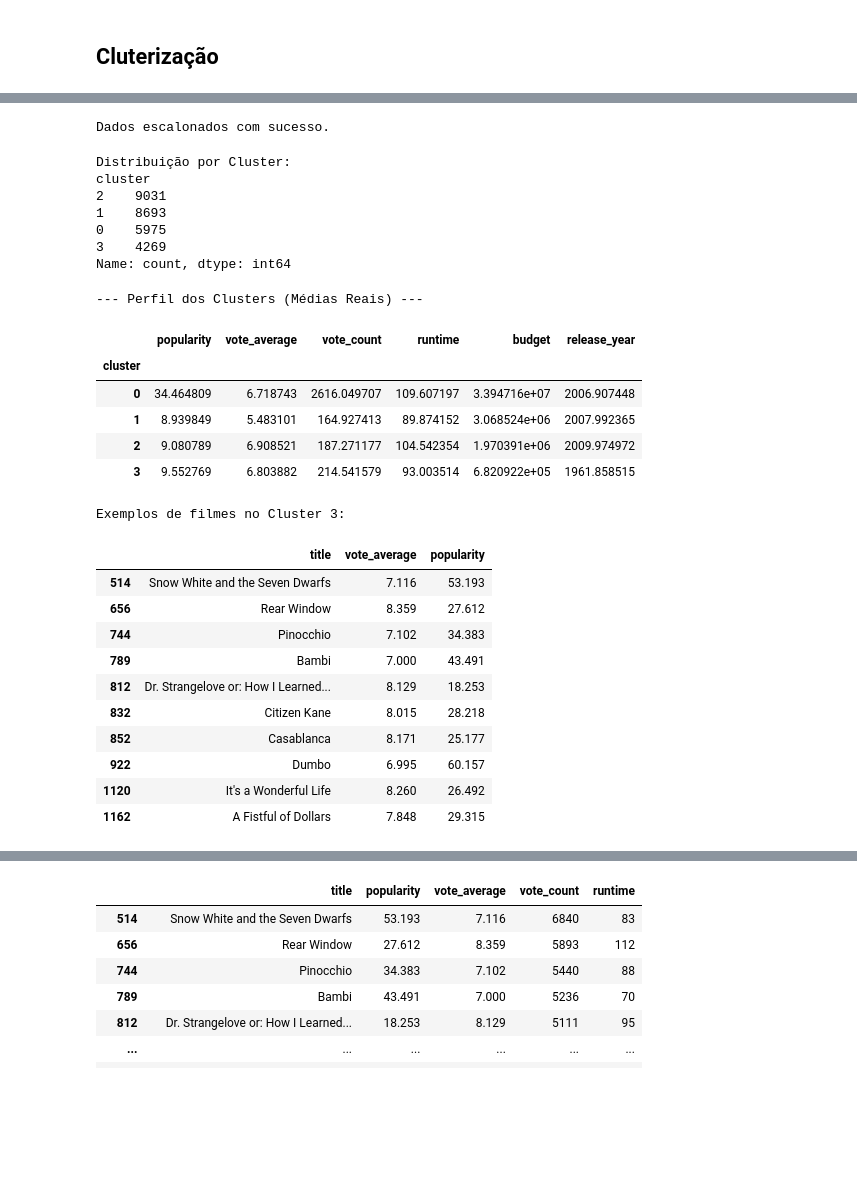
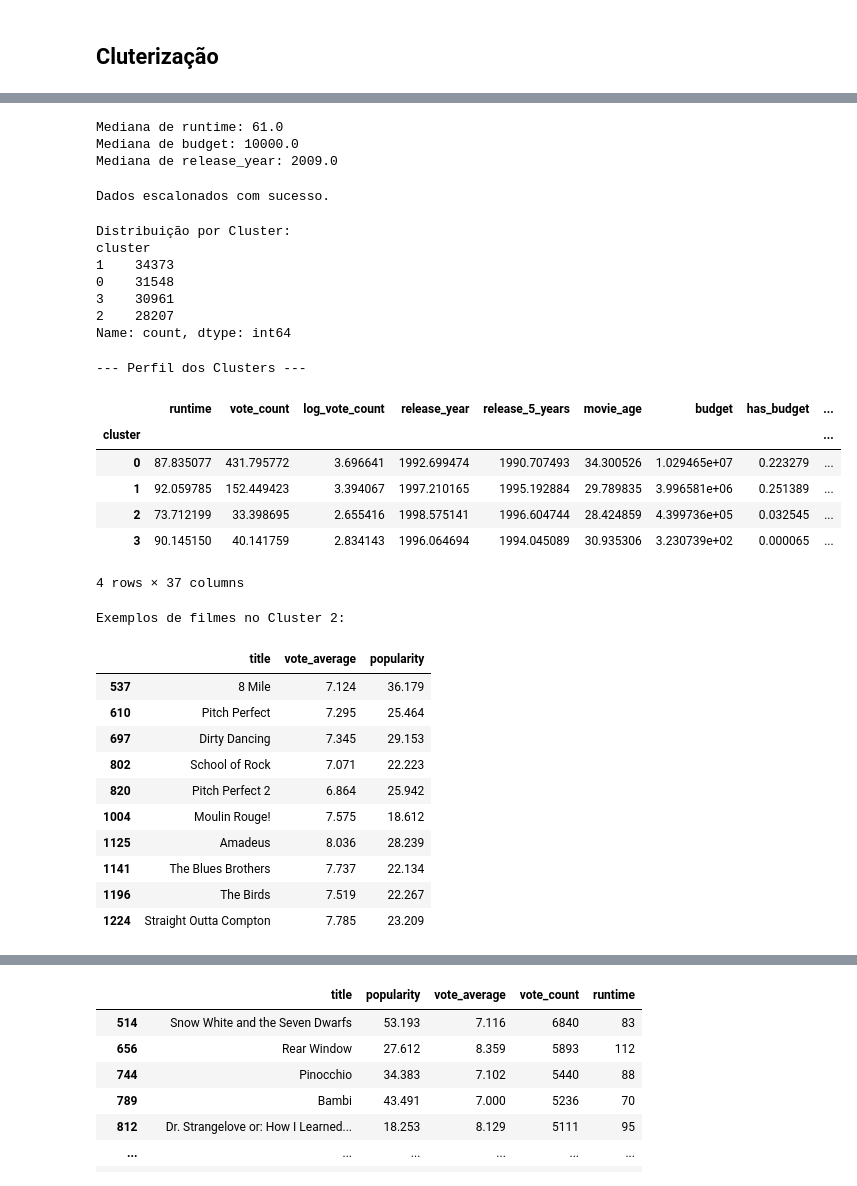
Before and after one commit to DhaviRodrigues/Projeto_PISI3_2026, a Jupyter notebook: clusterizacao/clusterizacao.ipynb, the cells around one changed output, grey strips where cells are left out. Saved outputs shown, nothing was run; the diff lists cells and outputs as text; code cells hidden in the pictures; blank space fills up the shorter version.

Commit message:
correção clusterização

```diff
--- a/clusterizacao/clusterizacao.ipynb
+++ b/clusterizacao/clusterizacao.ipynb
@@ -42,0 +22,7 @@ dtype: object
+# %%
+import pandas as pd
+from google.colab import drive
+
+file_path = '/content/Imdb_Movie_Dataset.parquet'
+df = pd.read_parquet(file_path)
+df_aux = df.copy()
@@ -98,3 +275,13 @@ Total de registros para clusterização: 27968
+# %%
+cols_for_median = ['runtime', 'budget', 'release_year']
+
+for col in cols_for_median:
+    median_value = df_aux[col].replace(0, np.nan).median()
+    print(f'Mediana de {col}: {median_value}')
+# %% [output]
+Mediana de runtime: 61.0
+Mediana de budget: 10000.0
+Mediana de release_year: 2009.0
 # %%
 from sklearn.preprocessing import StandardScaler
 
@@ -108,18 +295,19 @@ Dados escalonados com sucesso.
 from sklearn.cluster import KMeans
 
 kmeans = KMeans(n_clusters=4, random_state=42, n_init=10)
-clusters = kmeans.fit_predict(X_scaled)
+clusters = kmeans.fit_predict(embedding)
 
-df_result = df_aux.loc[df_clustering.index].copy()
+df_result = df_clustering.copy()
 df_result['cluster'] = clusters
+df_result = df_result.merge(df_aux[['id', 'title', 'vote_average', 'popularity', 'genres', 'original_language', 'status', 'production_companies', 'production_countries']], left_index=True, right_index=True)
 
 print('Distribuição por Cluster:')
 print(df_result['cluster'].value_counts())
 # %% [output]
 Distribuição por Cluster:
 cluster
-2    9031
-1    8693
-0    5975
-3    4269
+1    34373
+0    31548
+3    30961
+2    28207
 Name: count, dtype: int64
@@ -150,30 +472,31 @@ def predict_cluster(popularity, vote_average, vote_count, runtime, budget, relea
 # %%
-print('\n--- Perfil dos Clusters (Médias Reais) ---')
-# Agrupamos pelas médias para entender quem é quem
+features = df_clustering.columns
+
+print('\n--- Perfil dos Clusters ---')
 analise_clusters = df_result.groupby('cluster')[features].mean()
 display(analise_clusters)
 
-# Opcional: Ver exemplo de filmes no Cluster com menos itens (geralmente os blockbusters)
 menor_cluster = df_result['cluster'].value_counts().idxmin()
 print(f'\nExemplos de filmes no Cluster {menor_cluster}:')
 display(df_result[df_result['cluster'] == menor_cluster][['title', 'vote_average', 'popularity']].head(10))
 # %% [output]
---- Perfil dos Clusters (Médias Reais) ---
+--- Perfil dos Clusters ---
-|  | popularity | vote_average | vote_count | runtime | budget | release_year |
-| cluster |  |  |  |  |  |  |
-| 0 | 34.464809 | 6.718743 | 2616.049707 | 109.607197 | 3.394716e+07 | 2006.907448 |
-| 1 | 8.939849 | 5.483101 | 164.927413 | 89.874152 | 3.068524e+06 | 2007.992365 |
-| 2 | 9.080789 | 6.908521 | 187.271177 | 104.542354 | 1.970391e+06 | 2009.974972 |
-| 3 | 9.552769 | 6.803882 | 214.541579 | 93.003514 | 6.820922e+05 | 1961.858515 |
+|  | runtime | vote_count | log_vote_count | release_year | release_5_years | movie_age | budget | has_budget | ... |
+| cluster |  |  |  |  |  |  |  |  | ... |
+| 0 | 87.835077 | 431.795772 | 3.696641 | 1992.699474 | 1990.707493 | 34.300526 | 1.029465e+07 | 0.223279 | ... |
+| 1 | 92.059785 | 152.449423 | 3.394067 | 1997.210165 | 1995.192884 | 29.789835 | 3.996581e+06 | 0.251389 | ... |
+| 2 | 73.712199 | 33.398695 | 2.655416 | 1998.575141 | 1996.604744 | 28.424859 | 4.399736e+05 | 0.032545 | ... |
+| 3 | 90.145150 | 40.141759 | 2.834143 | 1996.064694 | 1994.045089 | 30.935306 | 3.230739e+02 | 0.000065 | ... |
-Exemplos de filmes no Cluster 3:
+4 rows × 37 columns
+Exemplos de filmes no Cluster 2:
 |  | title | vote_average | popularity |
-| 514 | Snow White and the Seven Dwarfs | 7.116 | 53.193 |
-| 656 | Rear Window | 8.359 | 27.612 |
-| 744 | Pinocchio | 7.102 | 34.383 |
-| 789 | Bambi | 7.000 | 43.491 |
-| 812 | Dr. Strangelove or: How I Learned... | 8.129 | 18.253 |
-| 832 | Citizen Kane | 8.015 | 28.218 |
-| 852 | Casablanca | 8.171 | 25.177 |
-| 922 | Dumbo | 6.995 | 60.157 |
-| 1120 | It's a Wonderful Life | 8.260 | 26.492 |
-| 1162 | A Fistful of Dollars | 7.848 | 29.315 |
+| 537 | 8 Mile | 7.124 | 36.179 |
+| 610 | Pitch Perfect | 7.295 | 25.464 |
+| 697 | Dirty Dancing | 7.345 | 29.153 |
+| 802 | School of Rock | 7.071 | 22.223 |
+| 820 | Pitch Perfect 2 | 6.864 | 25.942 |
+| 1004 | Moulin Rouge! | 7.575 | 18.612 |
+| 1125 | Amadeus | 8.036 | 28.239 |
+| 1141 | The Blues Brothers | 7.737 | 22.134 |
+| 1196 | The Birds | 7.519 | 22.267 |
+| 1224 | Straight Outta Compton | 7.785 | 23.209 |
```
Also changed, not shown: parts of 12 cells of this notebook, 7 other files.
